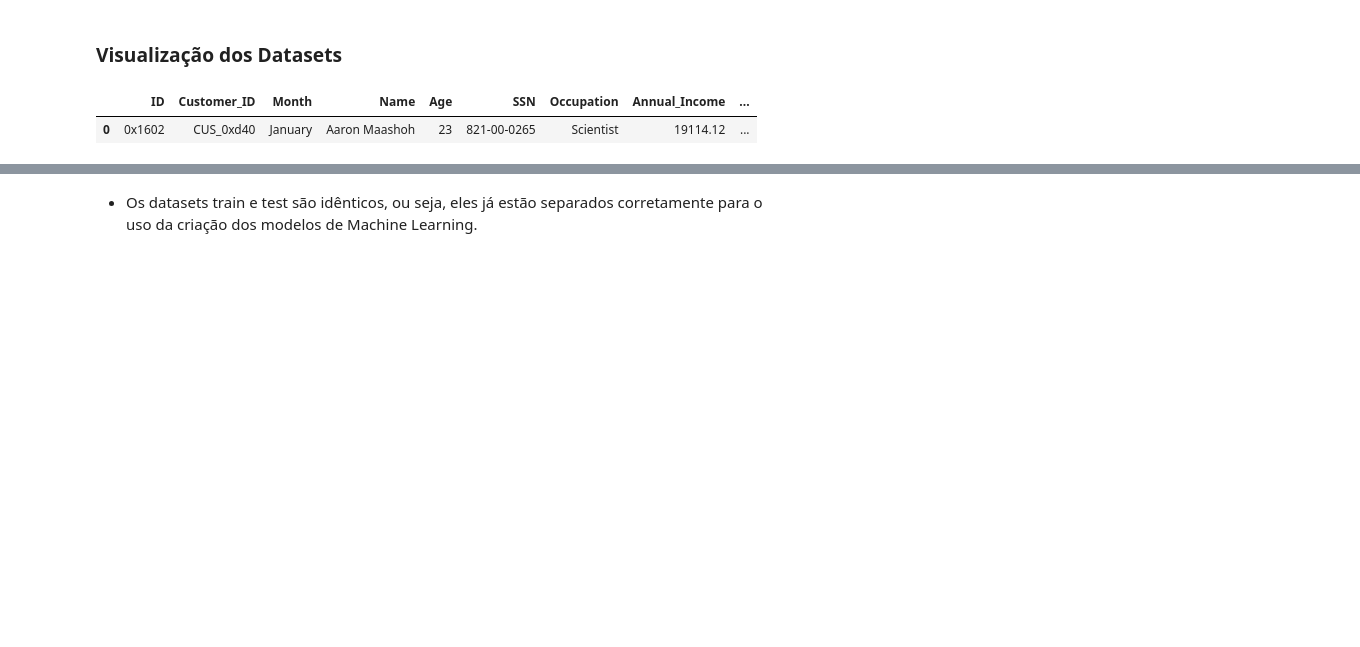
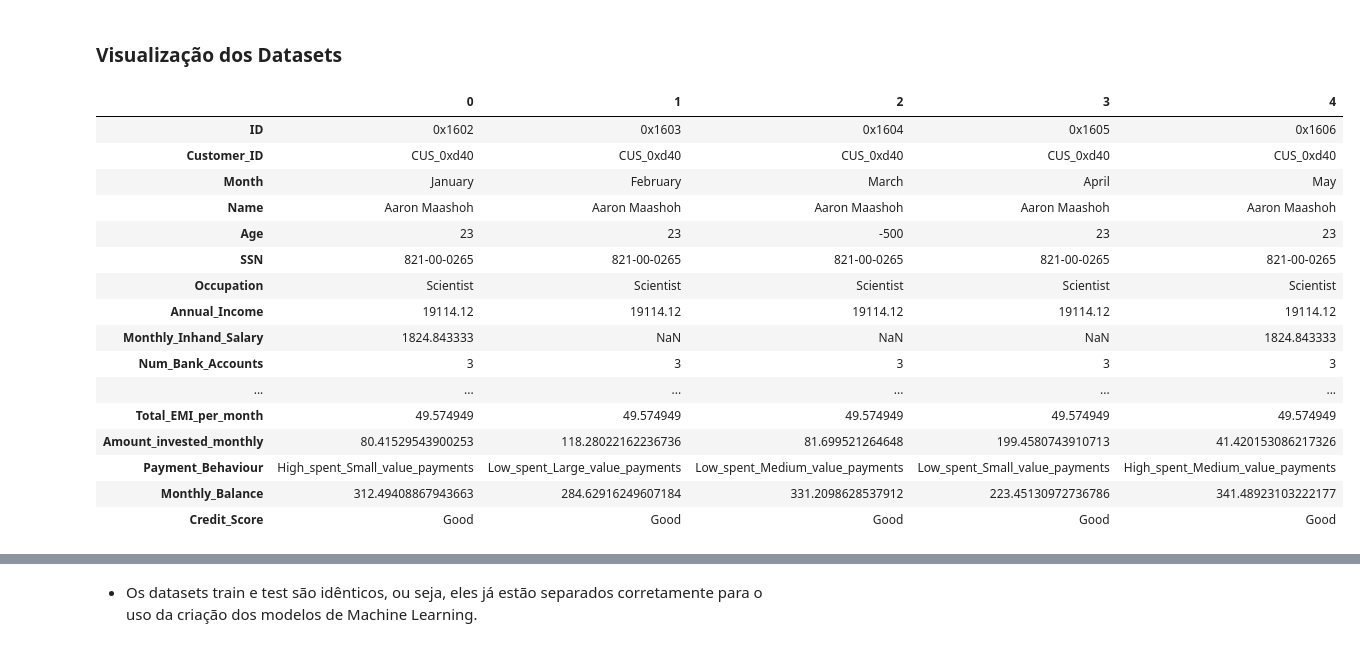
Before and after one commit to rafaelporfiriobarros/credit-score-classification, a Jupyter notebook: credit-score-classification.ipynb, the cells around one changed output, grey strips where cells are left out. Drawn from its saved outputs; the diff is of its cells as text; code cells hidden in the pictures; blank space fills up the shorter version.

```diff
--- a/credit-score-classification.ipynb
+++ b/credit-score-classification.ipynb
@@ -35,8 +44,23 @@ test = pd.read_csv('datasets/test.csv', low_memory=False)
 # %% [markdown]
 ### Visualização dos Datasets
 # %%
-train.head(1)
+train.head().T
 # %% [output]
-|  | ID | Customer_ID | Month | Name | Age | SSN | Occupation | Annual_Income | ... |
-| 0 | 0x1602 | CUS_0xd40 | January | Aaron Maashoh | 23 | 821-00-0265 | Scientist | 19114.12 | ... |
+|  | 0 | 1 | 2 | 3 | 4 |
+| ID | 0x1602 | 0x1603 | 0x1604 | 0x1605 | 0x1606 |
+| Customer_ID | CUS_0xd40 | CUS_0xd40 | CUS_0xd40 | CUS_0xd40 | CUS_0xd40 |
+| Month | January | February | March | April | May |
+| Name | Aaron Maashoh | Aaron Maashoh | Aaron Maashoh | Aaron Maashoh | Aaron Maashoh |
+| Age | 23 | 23 | -500 | 23 | 23 |
+| SSN | 821-00-0265 | 821-00-0265 | 821-00-0265 | 821-00-0265 | 821-00-0265 |
+| Occupation | Scientist | Scientist | Scientist | Scientist | Scientist |
+| Annual_Income | 19114.12 | 19114.12 | 19114.12 | 19114.12 | 19114.12 |
+| Monthly_Inhand_Salary | 1824.843333 | NaN | NaN | NaN | 1824.843333 |
+| Num_Bank_Accounts | 3 | 3 | 3 | 3 | 3 |
+| ... | ... | ... | ... | ... | ... |
+| Total_EMI_per_month | 49.574949 | 49.574949 | 49.574949 | 49.574949 | 49.574949 |
+| Amount_invested_monthly | 80.41529543900253 | 118.28022162236736 | 81.699521264648 | 199.4580743910713 | 41.420153086217326 |
+| Payment_Behaviour | High_spent_Small_value_payments | Low_spent_Large_value_payments | Low_spent_Medium_value_payments | Low_spent_Small_value_payments | High_spent_Medium_value_payments |
+| Monthly_Balance | 312.49408867943663 | 284.62916249607184 | 331.2098628537912 | 223.45130972736786 | 341.48923103222177 |
+| Credit_Score | Good | Good | Good | Good | Good |
 # %%
```
Also changed, not shown: parts of 40 cells of this notebook.
